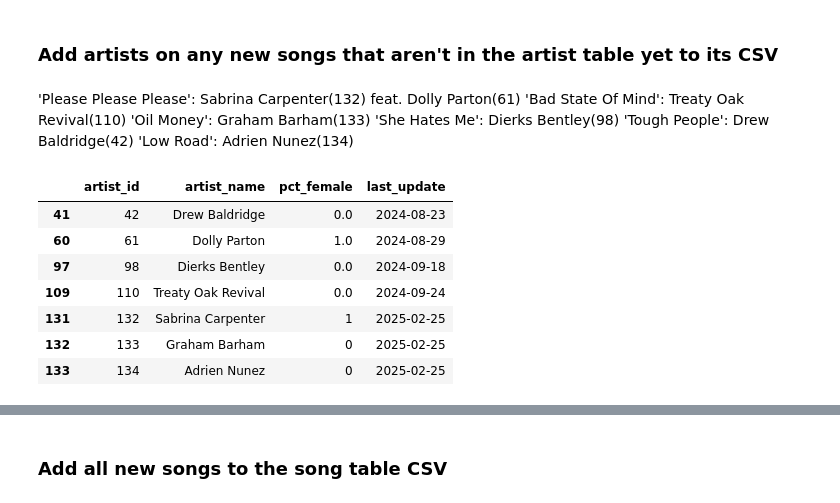
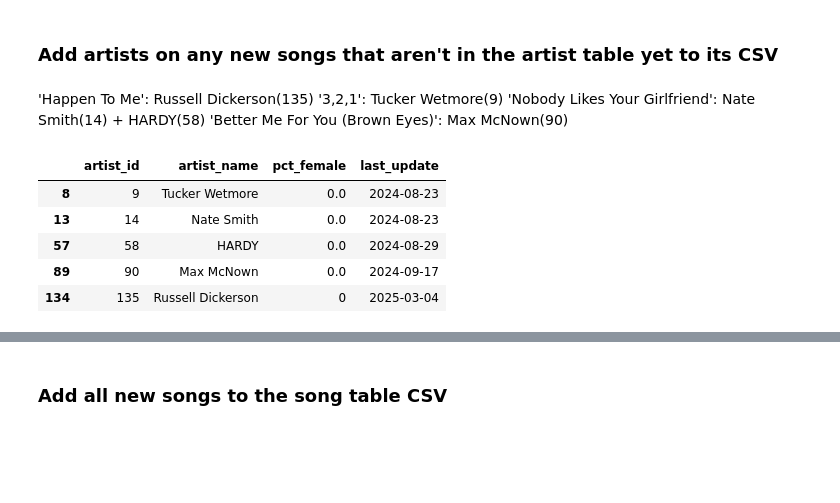
Before and after one commit to jwmanahan/billboard, a Jupyter notebook: add_new_week.ipynb, the cells around one changed output, grey strips where cells are left out. Cells and saved outputs as stored; diff of their text form; code cells hidden in the pictures; blank space fills up the shorter version.

```diff
--- a/add_new_week.ipynb
+++ b/add_new_week.ipynb
@@ -145,34 +145,28 @@ print(list(new_song_to_rank.keys()))
 # %% [markdown]
 ### Add artists on any new songs that aren't in the artist table yet to its CSV
 # %% [markdown]
-'Please Please Please': Sabrina Carpenter(132) feat. Dolly Parton(61)
-'Bad State Of Mind': Treaty Oak Revival(110)
-'Oil Money': Graham Barham(133)
-'She Hates Me': Dierks Bentley(98)
-'Tough People': Drew Baldridge(42)
-'Low Road': Adrien Nunez(134)
+'Happen To Me': Russell Dickerson(135)
+'3,2,1': Tucker Wetmore(9)
+'Nobody Likes Your Girlfriend': Nate Smith(14) + HARDY(58)
+'Better Me For You (Brown Eyes)': Max McNown(90)
 # %%
 df_artist = pd.read_csv('source_data/artist.csv')
 # %%
 new_song_artists = [
-    'Sabrina Carpenter'
-    , 'Dolly Parton'
-    , 'Treaty Oak Revival'
-    , 'Graham Barham'
-    , 'Dierks Bentley'
-    , 'Drew Baldridge'
-    , 'Adrien Nunez'
+    'Russell Dickerson'
+    , 'Tucker Wetmore'
+    , 'Nate Smith'
+    , 'HARDY'
+    , 'Max McNown'
 ]
 df_artist[df_artist['artist_name'].isin(new_song_artists)]
 # %% [output]
 |  | artist_id | artist_name | pct_female | last_update |
-| 41 | 42 | Drew Baldridge | 0.0 | 2024-08-23 |
-| 60 | 61 | Dolly Parton | 1.0 | 2024-08-29 |
-| 97 | 98 | Dierks Bentley | 0.0 | 2024-09-18 |
-| 109 | 110 | Treaty Oak Revival | 0.0 | 2024-09-24 |
-| 131 | 132 | Sabrina Carpenter | 1 | 2025-02-25 |
-| 132 | 133 | Graham Barham | 0 | 2025-02-25 |
-| 133 | 134 | Adrien Nunez | 0 | 2025-02-25 |
+| 8 | 9 | Tucker Wetmore | 0.0 | 2024-08-23 |
+| 13 | 14 | Nate Smith | 0.0 | 2024-08-23 |
+| 57 | 58 | HARDY | 0.0 | 2024-08-29 |
+| 89 | 90 | Max McNown | 0.0 | 2024-09-17 |
+| 134 | 135 | Russell Dickerson | 0 | 2025-03-04 |
 # %%
 df_artist['artist_id'].max()
 # %% [output]
```
Also changed, not shown: parts of 26 cells of this notebook, 5 other files.
